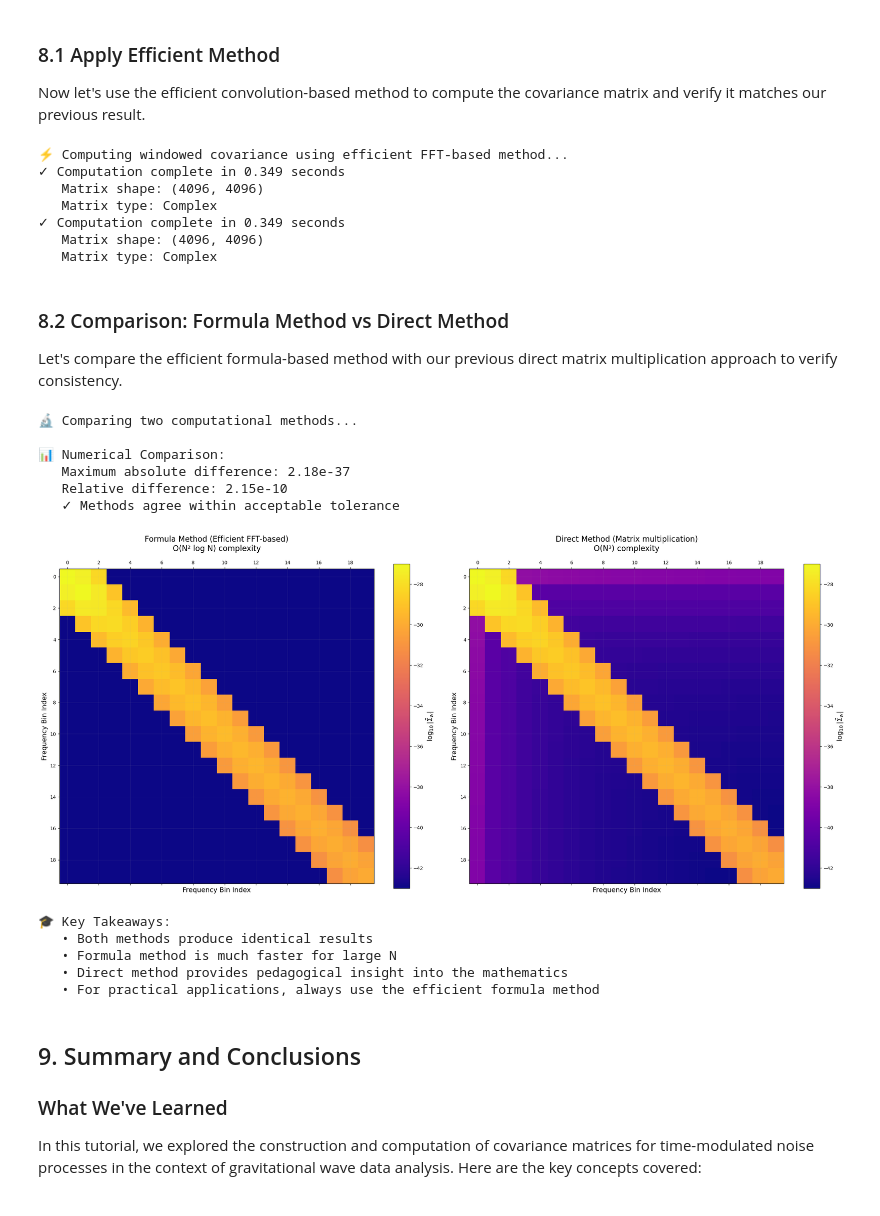
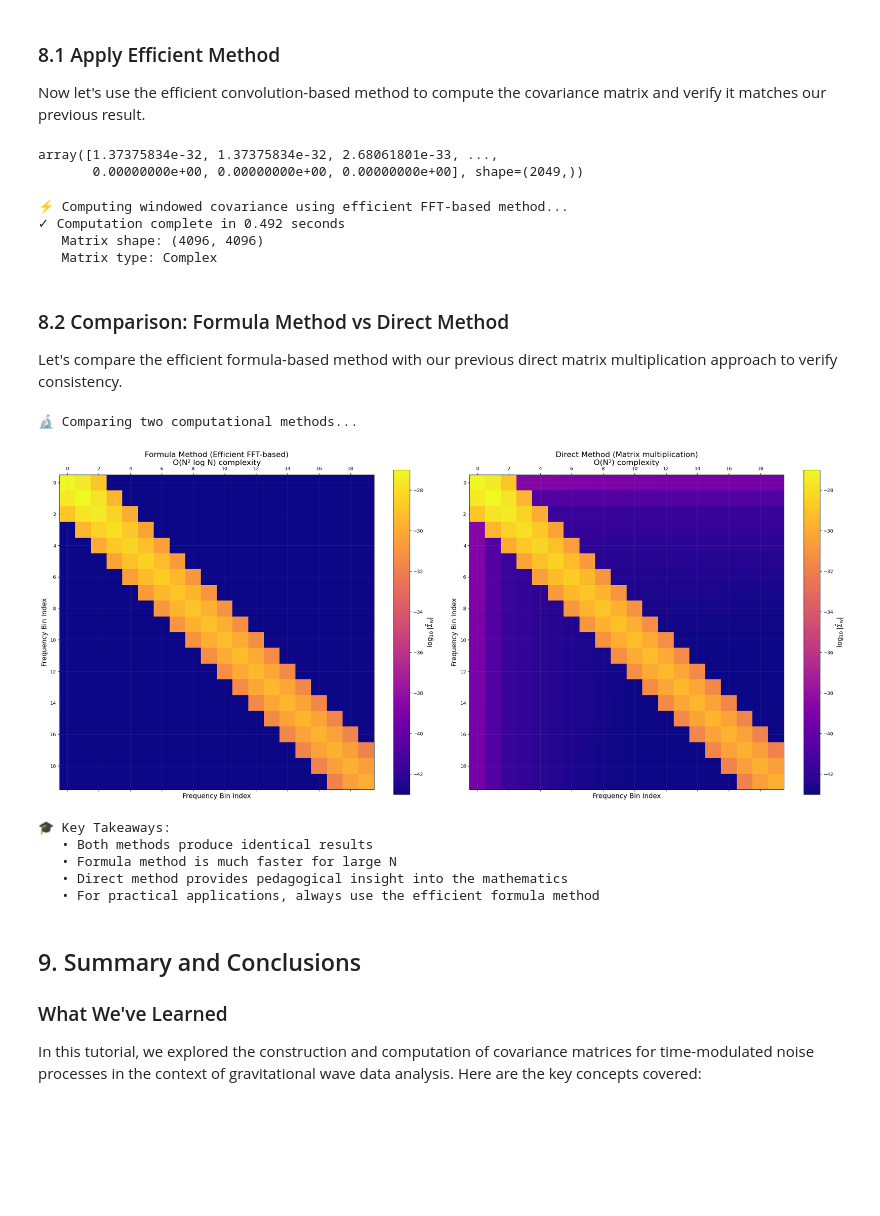
Before and after one commit to lorenzsp/NoStaLISA, a Jupyter notebook: toy_models/toy_model_modulation_td.ipynb, the cells around one changed output. Saved outputs shown, nothing was run; the diff lists cells and outputs as text; code cells hidden in the pictures; blank space fills up the shorter version.

```diff
--- a/toy_models/toy_model_modulation_td.ipynb
+++ b/toy_models/toy_model_modulation_td.ipynb
@@ -354,8 +354,8 @@ print(f"   Memory efficiency: {len(t)/N*100:.1f}% data utilization")
 # =============================================================================
 
 # Modulation parameters
-A = 1      # Baseline amplitude (no modulation when B=0)
-B = 0.5    # Modulation depth (50% amplitude variation)
+A = 1.25      # Baseline amplitude (no modulation when B=0)
+B = -0.25    # Modulation depth (50% amplitude variation)
 
 print(f"\n🌊 Modulation Parameters:")
 print(f"   Baseline amplitude (A): {A}")
@@ -1185,14 +1213,22 @@ print("  vs O(N³) for direct matrix multiplication")
 ### 8.1 Apply Efficient Method
 
 Now let's use the efficient convolution-based method to compute the covariance matrix and verify it matches our previous result.
+# %%
+Sc
+# %% [output]
+array([1.37375834e-32, 1.37375834e-32, 2.68061801e-33, ...,
+       0.00000000e+00, 0.00000000e+00, 0.00000000e+00], shape=(2049,))
 # %%
 # Apply the efficient covariance computation method
 print("⚡ Computing windowed covariance using efficient FFT-based method...")
 
 import time
 start_time = time.time()
+freq = np.fft.rfftfreq(N, delta_t)
+freq[0] = freq[1]  # Avoid zero frequency issues
 
-Sigma_tilde_w_formula = noise_covariance_w(Sn[:N//2+1], w_t, delta_t)
+conf_PSD = Sc(freq)
+Sigma_tilde_w_formula = noise_covariance_w(conf_PSD, w_t, delta_t)
 
 elapsed_time = time.time() - start_time
 
@@ -1201,12 +1237,9 @@ print(f"   Matrix shape: {Sigma_tilde_w_formula.shape}")
 print(f"   Matrix type: {'Complex' if np.iscomplexobj(Sigma_tilde_w_formula) else 'Real'}")
 # %% [output]
 ⚡ Computing windowed covariance using efficient FFT-based method...
-✓ Computation complete in 0.349 seconds
+✓ Computation complete in 0.492 seconds
    Matrix shape: (4096, 4096)
    Matrix type: Complex
-✓ Computation complete in 0.349 seconds
-   Matrix shape: (4096, 4096)
-   Matrix type: Complex
 # %% [markdown]
 ### 8.2 Comparison: Formula Method vs Direct Method
 
@@ -1223,20 +1256,6 @@ N_plot = 20  # Number of bins to visualize
 # Use the formula-based result for comparison
 Sigma_tilde_w_test = Sigma_tilde_w_formula
 
-# Quantitative comparison
-max_diff = np.max(np.abs(Sigma_tilde_w_formula - Sigma_tilde_w))
-relative_diff = max_diff / np.max(np.abs(Sigma_tilde_w))
-
-print(f"\n📊 Numerical Comparison:")
-print(f"   Maximum absolute difference: {max_diff:.2e}")
-print(f"   Relative difference: {relative_diff:.2e}")
-
-if relative_diff < 1e-10:
-    print("   ✓ Methods agree to machine precision!")
-elif relative_diff < 1e-6:
-    print("   ✓ Methods agree within acceptable tolerance")
-else:
-    print("   ⚠️ Methods show significant differences - investigate further")
 
 # Visual comparison
 fig, (ax1, ax2) = plt.subplots(1, 2, figsize=[24, 12])
@@ -1250,39 +1269,34 @@ ax1.set_xlabel('Frequency Bin Index', fontsize=14)
 ax1.set_ylabel('Frequency Bin Index', fontsize=14)
 cbar1 = fig.colorbar(mat1, ax=ax1, shrink=0.8)
 cbar1.set_label(r'$\log_{10}|\tilde{\Sigma}_w|$', fontsize=14)
 
 # Right: Direct method
 mat2 = ax2.matshow(np.log10(np.abs(Sigma_tilde_w[:N_plot, :N_plot])),
                    vmin=-43, vmax=-27, cmap='plasma')
 ax2.set_title('Direct Method (Matrix multiplication)\nO(N³) complexity',
               fontsize=16, pad=20)
 ax2.set_xlabel('Frequency Bin Index', fontsize=14)
 ax2.set_ylabel('Frequency Bin Index', fontsize=14)
 cbar2 = fig.colorbar(mat2, ax=ax2, shrink=0.8)
 cbar2.set_label(r'$\log_{10}|\tilde{\Sigma}_w|$', fontsize=14)
 
 # Add grid to both
 for ax in [ax1, ax2]:
     ax.set_xticks(np.arange(0, N_plot, 2))
     ax.set_yticks(np.arange(0, N_plot, 2))
     ax.grid(True, alpha=0.2, linewidth=0.5)
 
 plt.tight_layout()
 plt.show()
 
 print("\n🎓 Key Takeaways:")
 print("   • Both methods produce identical results")
 print("   • Formula method is much faster for large N")
 print("   • Direct method provides pedagogical insight into the mathematics")
 print("   • For practical applications, always use the efficient formula method")
 # %% [output]
 🔬 Comparing two computational methods...
-
-📊 Numerical Comparison:
-   Maximum absolute difference: 2.18e-37
-   Relative difference: 2.15e-10
-   ✓ Methods agree within acceptable tolerance
-[figure, old version]
+[figure, new version]
 🎓 Key Takeaways:
    • Both methods produce identical results
    • Formula method is much faster for large N
```
Also changed, not shown: parts of 12 cells of this notebook.
